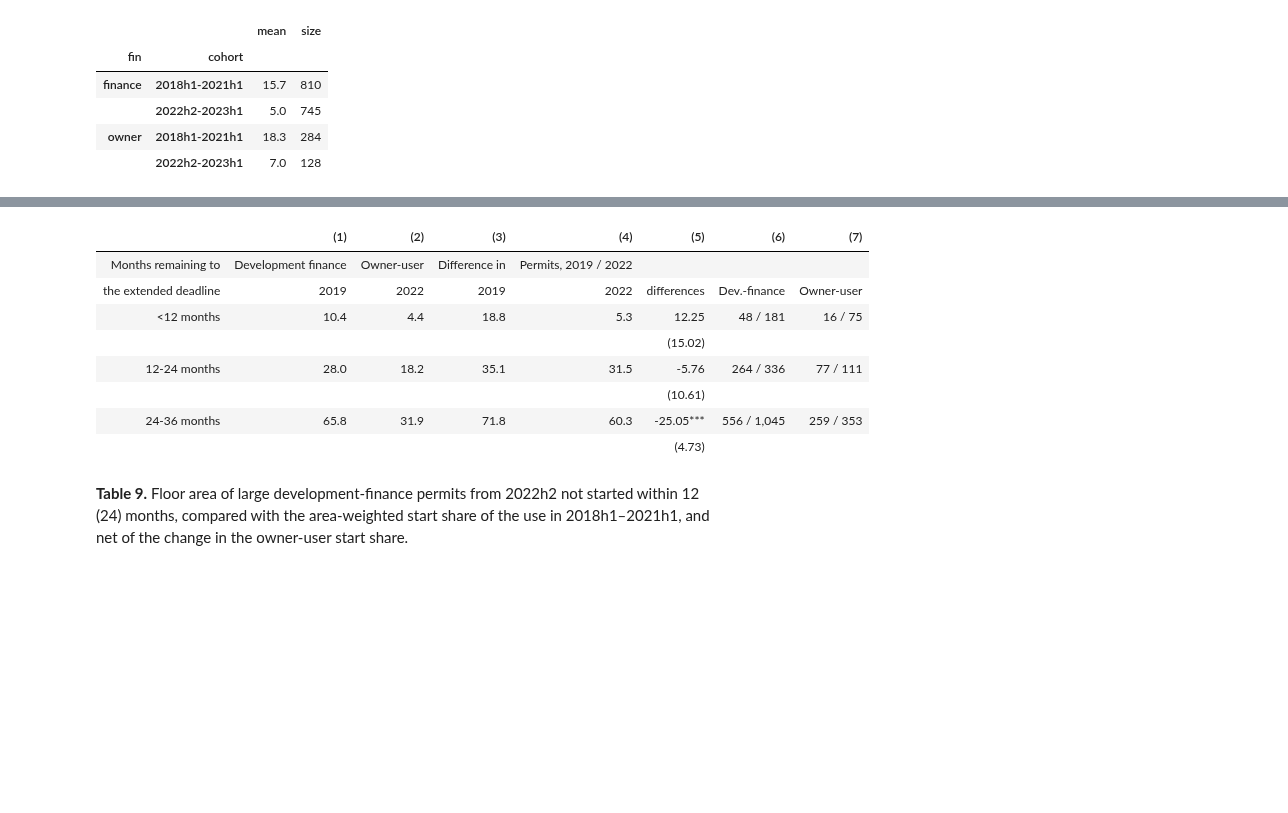
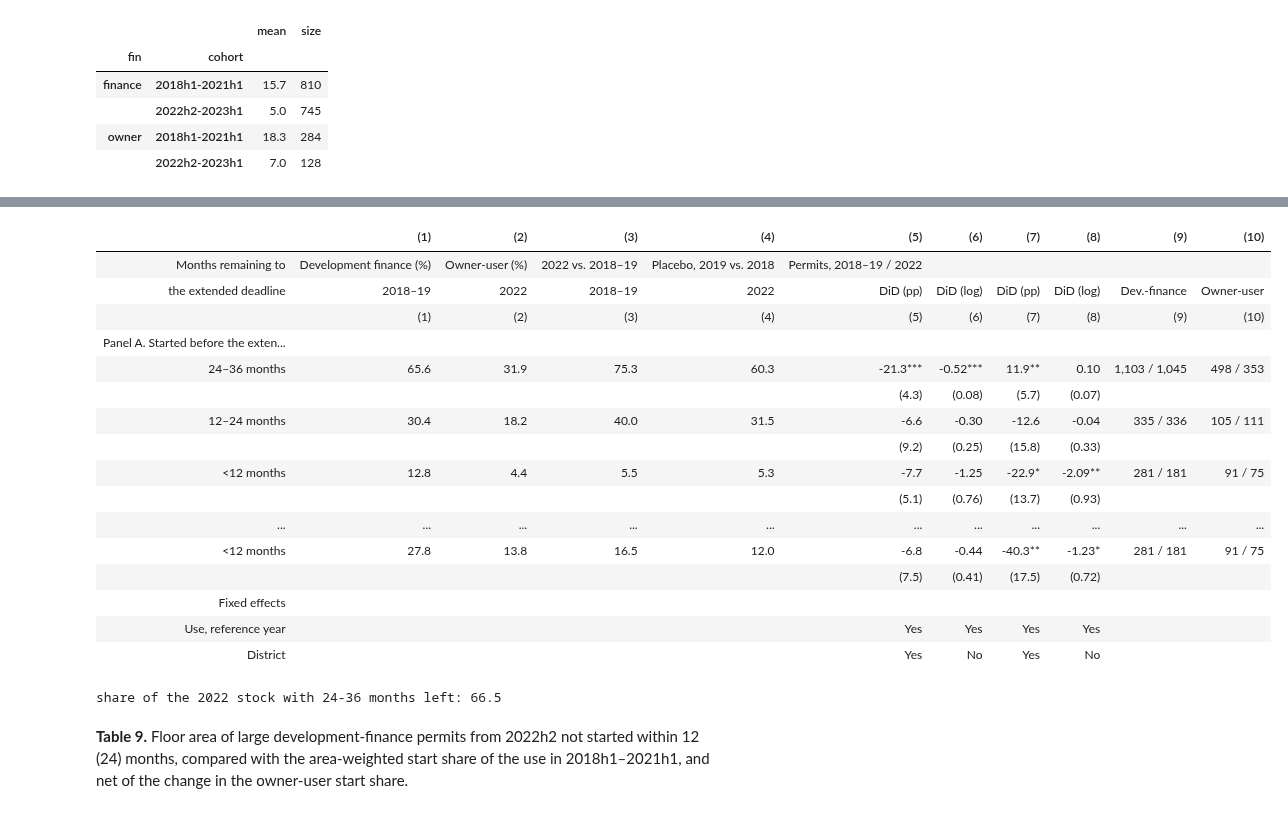
Before and after one commit to Albatrosses-reply/permit-lifetimes-korea, a Jupyter notebook: replication.ipynb, the cells around one changed output, grey strips where cells are left out. Saved outputs shown, nothing was run; the diff lists cells and outputs as text; code cells hidden in the pictures; blank space fills up the shorter version.

```diff
--- a/replication.ipynb
+++ b/replication.ipynb
@@ -1676,30 +1722,56 @@ ext_cond = cx[cx.unst_M & (cx.cohort != "other")].groupby(["fin", "cohort"]).ext
-# %%
-def alive_on(D):
-    D = pd.Timestamp(D); q_ = p[(p.large == 1) & p.fin.isin(["finance", "owner"]) & (p.permit < D)].copy()
-    q_["ext"] = q_.permit + pd.to_timedelta((q_.M + 12) * MO, unit="D")
-    q_ = q_[(q_.ext > D) & ~(q_.start < D)].copy()
-    q_["rem"] = (q_.ext - D).dt.days / MO; q_["bin"] = pd.cut(q_.rem, [0, 12, 24, 36], labels=["<12", "12-24", "24-36"])
-    q_["y"] = (q_.start.notna() & (q_.start <= q_.ext)).astype(float) * 100
-    return q_[q_["bin"].notna()]
-AL = pd.concat([alive_on("2019-10-01").assign(Y22=0), alive_on("2022-10-01").assign(Y22=1)]); AL["F"] = (AL.fin == "finance").astype(int); AL["FY"] = AL.F * AL.Y22
-rows, rl = [], []
-for b in ["<12", "12-24", "24-36"]:
-    x = AL[AL["bin"] == b]; m = pf.feols("y ~ FY + Y22 | g + district", x, vcov={"CRV1": "cl"}); t = m.tidy().loc["FY"]
-    sh = x.groupby(["F", "Y22"]).y.mean(); nn = x.groupby(["F", "Y22"]).size()
-    rows.append((f"{b} months", [f"{sh[(1, 0)]:.1f}", f"{sh[(1, 1)]:.1f}", f"{sh[(0, 0)]:.1f}", f"{sh[(0, 1)]:.1f}", f"${t['Estimate']:.2f}{stars(t['Pr(>|t|)'])}$", f"{nn[(1, 0)]:,} / {nn[(1, 1)]:,}", f"{nn[(0, 0)]:,} / {nn[(0, 1)]:,}"]))
-    rows.append(("", ["", "", "", "", f"$({t['Std. Error']:.2f})$", "", ""]))
-write_table("tableS20_remaining_life", "lccccccc", [r"Months remaining to & \multicolumn{2}{c}{Development finance} & \multicolumn{2}{c}{Owner-user} & Difference in & \multicolumn{2}{c}{Permits, 2019 / 2022} \\",
-            r"\cmidrule(lr){2-3}\cmidrule(lr){4-5}\cmidrule(lr){7-8}", r"the extended deadline & 2019 & 2022 & 2019 & 2022 & differences & Dev.-finance & Owner-user \\"], rows)
-# %% [output]
-|  | (1) | (2) | (3) | (4) | (5) | (6) | (7) |
-| Months remaining to | Development finance | Owner-user | Difference in | Permits, 2019 / 2022 |  |  |  |
-| the extended deadline | 2019 | 2022 | 2019 | 2022 | differences | Dev.-finance | Owner-user |
-| <12 months | 10.4 | 4.4 | 18.8 | 5.3 | 12.25 | 48 / 181 | 16 / 75 |
-|  |  |  |  |  | (15.02) |  |  |
-| 12-24 months | 28.0 | 18.2 | 35.1 | 31.5 | -5.76 | 264 / 336 | 77 / 111 |
-|  |  |  |  |  | (10.61) |  |  |
-| 24-36 months | 65.8 | 31.9 | 71.8 | 60.3 | -25.05*** | 556 / 1,045 | 259 / 353 |
-|  |  |  |  |  | (4.73) |  |  |
+# %%
+def alive_on(D):
+    D = pd.Timestamp(D); q_ = p[(p.large == 1) & p.fin.isin(["finance", "owner"]) & (p.permit < D)].copy()
+    q_["ext"] = q_.permit + pd.to_timedelta((q_.M + 12) * MO, unit="D")
+    q_ = q_[(q_.ext > D) & ~(q_.start < D)].copy()
+    q_["rem"] = (q_.ext - D).dt.days / MO; q_["bin"] = pd.cut(q_.rem, [0, 12, 24, 36], labels=["<12", "12-24", "24-36"])
+    q_["y_dl"] = (q_.start.notna() & (q_.start <= q_.ext)).astype(float) * 100                        # started before the extended deadline
+    q_["y_1y"] = (q_.start.notna() & (q_.start < D + pd.DateOffset(months=12))).astype(float) * 100    # started within 12 months of the reference date
+    q_["F"] = (q_.fin == "finance").astype(int); q_["ref"] = D.year
+    return q_[q_["bin"].notna()]
+AL = pd.concat([alive_on(f"{y}-10-01") for y in (2018, 2019, 2022)])
+def rl_did(x, yv, shock, base):
+    x = x[x.ref.isin(base + (shock,))].copy(); x["S"] = (x.ref == shock).astype(int); x["FS"] = x.F * x.S; x["R"] = x.ref.astype(str)
+    m = pf.feols(f"{yv} ~ FS | g + district + R", x, vcov={"CRV1": "cl"}).tidy().loc["FS"]
+    mp = pf.fepois(f"{yv} ~ FS | g + R", x.assign(**{yv: x[yv] / 100}), vcov={"CRV1": "cl"}, fixef_maxiter=100000).tidy().loc["FS"]
+    return m, mp
+RL = {}
+rows = []
+for yv, ttl in [("y_dl", "Panel A. Started before the extended deadline"), ("y_1y", "Panel B. Started within 12 months of the reference date")]:
+    rows += [rf"\multicolumn{{11}}{{l}}{{\emph{{{ttl}}}}} \\", "gap"]
+    for b in ["24-36", "12-24", "<12"]:
+        x = AL[AL["bin"] == b]; sh = x.assign(P=np.where(x.ref == 2022, "22", "1819")).groupby(["F", "P"])[yv].mean()
+        nn = x.assign(P=np.where(x.ref == 2022, "22", "1819")).groupby(["F", "P"]).size()
+        (a1, a2), (pl1, pl2) = rl_did(x, yv, 2022, (2018, 2019)), rl_did(x, yv, 2019, (2018,)); RL[(yv, b)] = (a1, a2, pl1, pl2)
+        c1, c2, c3, c4 = cell(a1["Estimate"], a1["Std. Error"], a1["Pr(>|t|)"], 1), cell(a2["Estimate"], a2["Std. Error"], a2["Pr(>|t|)"], 2), cell(pl1["Estimate"], pl1["Std. Error"], pl1["Pr(>|t|)"], 1), cell(pl2["Estimate"], pl2["Std. Error"], pl2["Pr(>|t|)"], 2)
+        rows.append(({"24-36": "24--36 months", "12-24": "12--24 months", "<12": "$<$12 months"}[b], [f"{sh[(1, '1819')]:.1f}", f"{sh[(1, '22')]:.1f}", f"{sh[(0, '1819')]:.1f}", f"{sh[(0, '22')]:.1f}", c1[0], c2[0], c3[0], c4[0],
+                                                          f"{nn[(1, '1819')]:,} / {nn[(1, '22')]:,}", f"{nn[(0, '1819')]:,} / {nn[(0, '22')]:,}"]))
+        rows.append(("", ["", "", "", "", c1[1], c2[1], c3[1], c4[1], "", ""]))
+    if yv == "y_dl": rows.append("mid")
+rows += ["mid", r"\multicolumn{11}{l}{\emph{Fixed effects}} \\", (r"\quad Use, reference year", ["", "", "", "", "Yes", "Yes", "Yes", "Yes", "", ""]), (r"\quad District", ["", "", "", "", "Yes", "No", "Yes", "No", "", ""])]
+write_table("tableS20_remaining_life", "lcccccccccc", [r"Months remaining to & \multicolumn{2}{c}{Development finance (\%)} & \multicolumn{2}{c}{Owner-user (\%)} & \multicolumn{2}{c}{2022 vs.\ 2018--19} & \multicolumn{2}{c}{Placebo, 2019 vs.\ 2018} & \multicolumn{2}{c}{Permits, 2018--19 / 2022} \\",
+            r"\cmidrule(lr){2-3}\cmidrule(lr){4-5}\cmidrule(lr){6-7}\cmidrule(lr){8-9}\cmidrule(lr){10-11}", r"the extended deadline & 2018--19 & 2022 & 2018--19 & 2022 & DiD (pp) & DiD (log) & DiD (pp) & DiD (log) & Dev.-finance & Owner-user \\",
+            r" & (1) & (2) & (3) & (4) & (5) & (6) & (7) & (8) & (9) & (10) \\"], rows)
+print("share of the 2022 stock with 24-36 months left:", round(100 * (AL[(AL.ref == 2022)]["bin"] == "24-36").mean(), 1))
+# %% [output]
+|  | (1) | (2) | (3) | (4) | (5) | (6) | (7) | (8) | (9) | (10) |
+| Months remaining to | Development finance (%) | Owner-user (%) | 2022 vs. 2018–19 | Placebo, 2019 vs. 2018 | Permits, 2018–19 / 2022 |  |  |  |  |  |
+| the extended deadline | 2018–19 | 2022 | 2018–19 | 2022 | DiD (pp) | DiD (log) | DiD (pp) | DiD (log) | Dev.-finance | Owner-user |
+|  | (1) | (2) | (3) | (4) | (5) | (6) | (7) | (8) | (9) | (10) |
+| Panel A. Started before the exten... |  |  |  |  |  |  |  |  |  |  |
+| 24–36 months | 65.6 | 31.9 | 75.3 | 60.3 | -21.3*** | -0.52*** | 11.9** | 0.10 | 1,103 / 1,045 | 498 / 353 |
+|  |  |  |  |  | (4.3) | (0.08) | (5.7) | (0.07) |  |  |
+| 12–24 months | 30.4 | 18.2 | 40.0 | 31.5 | -6.6 | -0.30 | -12.6 | -0.04 | 335 / 336 | 105 / 111 |
+|  |  |  |  |  | (9.2) | (0.25) | (15.8) | (0.33) |  |  |
+| <12 months | 12.8 | 4.4 | 5.5 | 5.3 | -7.7 | -1.25 | -22.9* | -2.09** | 281 / 181 | 91 / 75 |
+|  |  |  |  |  | (5.1) | (0.76) | (13.7) | (0.93) |  |  |
+| ... | ... | ... | ... | ... | ... | ... | ... | ... | ... | ... |
+| <12 months | 27.8 | 13.8 | 16.5 | 12.0 | -6.8 | -0.44 | -40.3** | -1.23* | 281 / 181 | 91 / 75 |
+|  |  |  |  |  | (7.5) | (0.41) | (17.5) | (0.72) |  |  |
+| Fixed effects |  |  |  |  |  |  |  |  |  |  |
+| Use, reference year |  |  |  |  | Yes | Yes | Yes | Yes |  |  |
+| District |  |  |  |  | Yes | No | Yes | No |  |  |
+share of the 2022 stock with 24-36 months left: 66.5
 # %% [markdown]
 **Table 9.** Floor area of large development-finance permits from 2022h2 not started within 12 (24) months, compared with the area-weighted start share of the use in 2018h1–2021h1, and net of the change in the owner-user start share.
 # %%
```
Also changed, not shown: parts of 11 cells of this notebook.
